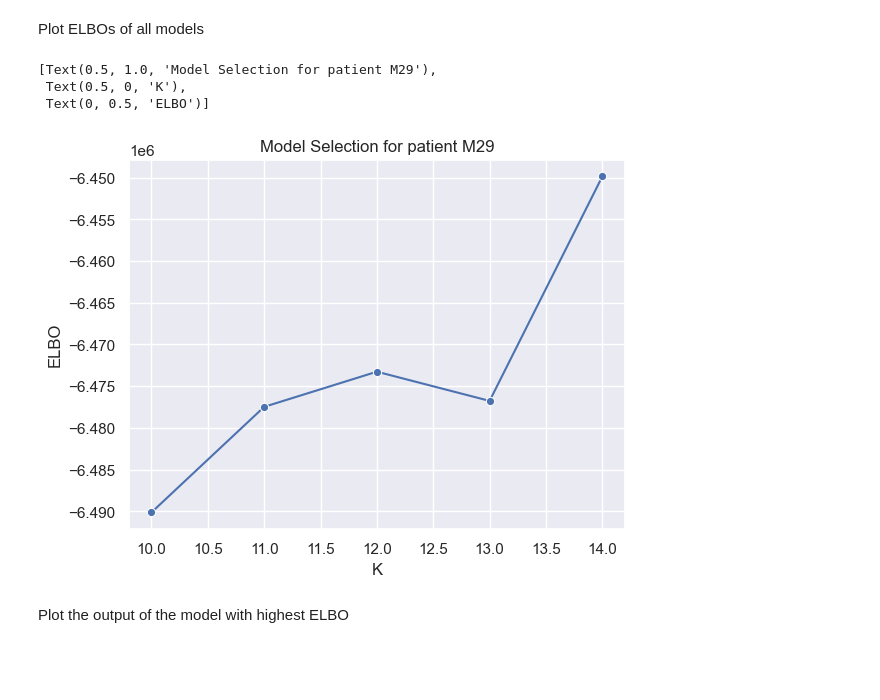
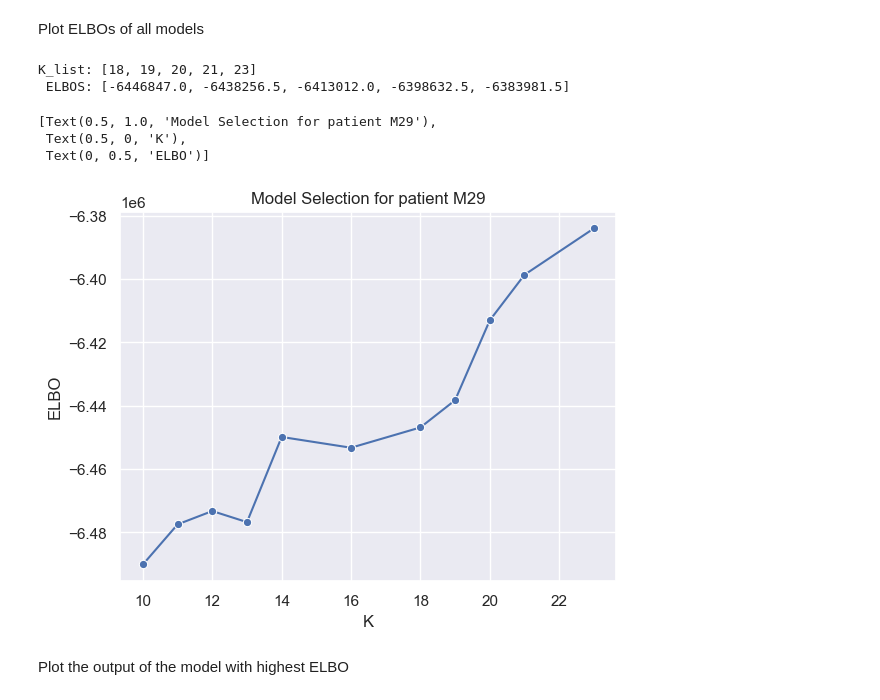
Before and after one commit to Lagergren-Lab/victree, a Jupyter notebook: src/experiments/model_selection_experiment.ipynb, the cells around one changed output. Drawn from its saved outputs; the diff is of its cells as text; code cells hidden in the pictures; blank space fills up the shorter version.

Commit message:
notebooks changed for better plotting of results

```diff
--- a/src/experiments/model_selection_experiment.ipynb
+++ b/src/experiments/model_selection_experiment.ipynb
@@ -40,16 +40,23 @@ Plot ELBOs of all models
 # %%
 elbos = [out_file.uns['victree-elbo'] for out_file in out_files]
 n_iterations = [out_file.uns['victree-elbo'] for out_file in out_files]
+print(f"K_list: {K_list}")
+print(f" ELBOS: {elbos}")
+# %% [output]
+K_list: [18, 19, 20, 21, 23]
+ ELBOS: [-6446847.0, -6438256.5, -6413012.0, -6398632.5, -6383981.5]
 # %%
 import seaborn as sns
+K_list = [10, 11, 12, 13, 14, 16, 18, 19, 20, 21, 23]
+elbos = [-6490139.0, -6477481.0, -6473266.0, -6476766.5, -6449860.5, -6453262.5, -6446847.0, -6438256.5, -6413012.0, -6398632.5, -6383981.5]
 sns.set_theme(style="darkgrid")
 title = "Model Selection for patient M29"
 sns.lineplot(x=K_list, y=elbos, marker='o').set(title=title, xlabel='K', ylabel='ELBO')
 # %% [output]
 [Text(0.5, 1.0, 'Model Selection for patient M29'),
  Text(0.5, 0, 'K'),
  Text(0, 0.5, 'ELBO')]
-[figure, old version]
+[figure, new version]
 # %% [markdown]
 Plot the output of the model with highest ELBO
 # %%
```
Also changed, not shown: parts of 1 cell of this notebook, 1 other file.
